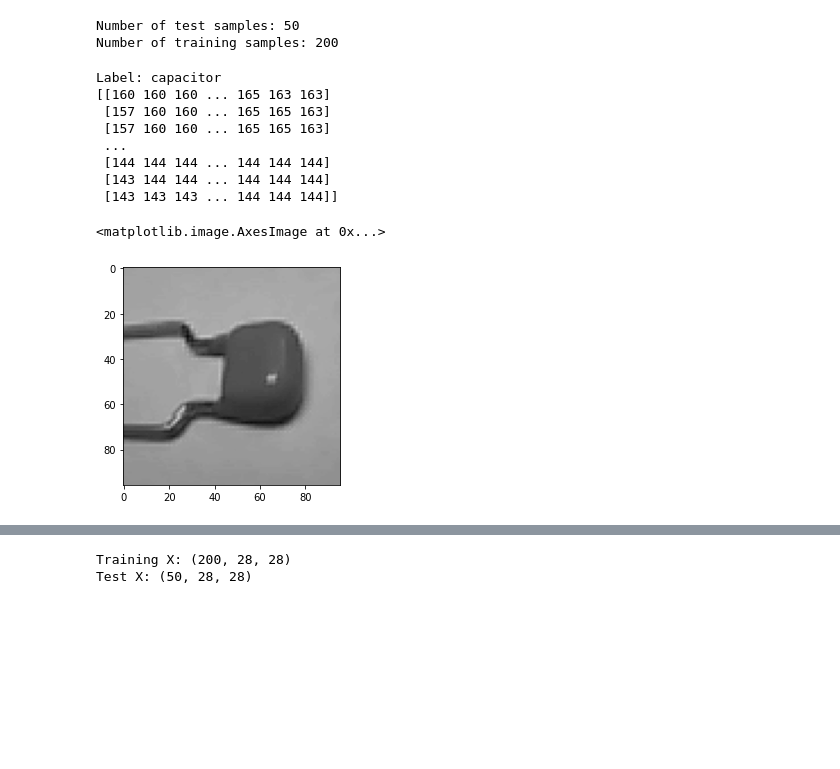
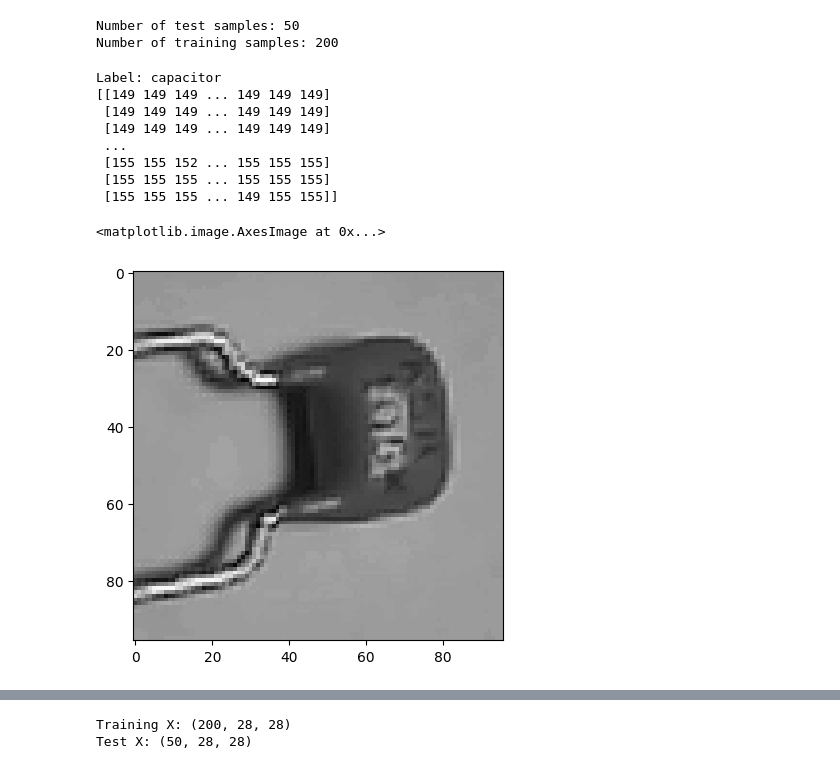
Before and after one commit to andri0331/edgeimpulse, a Jupyter notebook: 1.3.1 - Using Colab to Curate and Upload a Dataset/ei_image_raw_uploader.ipynb, the cells around one changed output, grey strips where cells are left out. Drawn from its saved outputs; the diff is of its cells as text; code cells hidden in the pictures; blank space fills up the shorter version.

```diff
--- a/1.3.1 - Using Colab to Curate and Upload a Dataset/ei_image_raw_uploader.ipynb
+++ b/1.3.1 - Using Colab to Curate and Upload a Dataset/ei_image_raw_uploader.ipynb
@@ -147,26 +145,26 @@ Number of training samples: 200
 # %%
 ### View one of the training samples
 
 # Chose which sample you want to view
-idx = 0
+idx = 21
 
 # Print out label (numbe and string) and part of the array
 print("Label: " + y_train[idx])
 print(X_train[idx])
 
 # Display image from array
 plt.imshow(X_train[idx], cmap='gray', vmin=0, vmax=255)
 # %% [output]
 Label: capacitor
-[[160 160 160 ... 165 163 163]
- [157 160 160 ... 165 165 163]
- [157 160 160 ... 165 165 163]
+[[149 149 149 ... 149 149 149]
+ [149 149 149 ... 149 149 149]
+ [149 149 149 ... 149 149 149]
  ...
- [144 144 144 ... 144 144 144]
- [143 144 144 ... 144 144 144]
- [143 143 143 ... 144 144 144]]
+ [155 155 152 ... 155 155 155]
+ [155 155 155 ... 155 155 155]
+ [155 155 155 ... 149 155 155]]
 <matplotlib.image.AxesImage at 0x...>
-[figure, old version]
+[figure, new version]
 # %%
 ### Function to resize list of images
 def resize_images(images, width, height, anti_aliasing=True):
```
Also changed, not shown: parts of 2 cells of this notebook.
